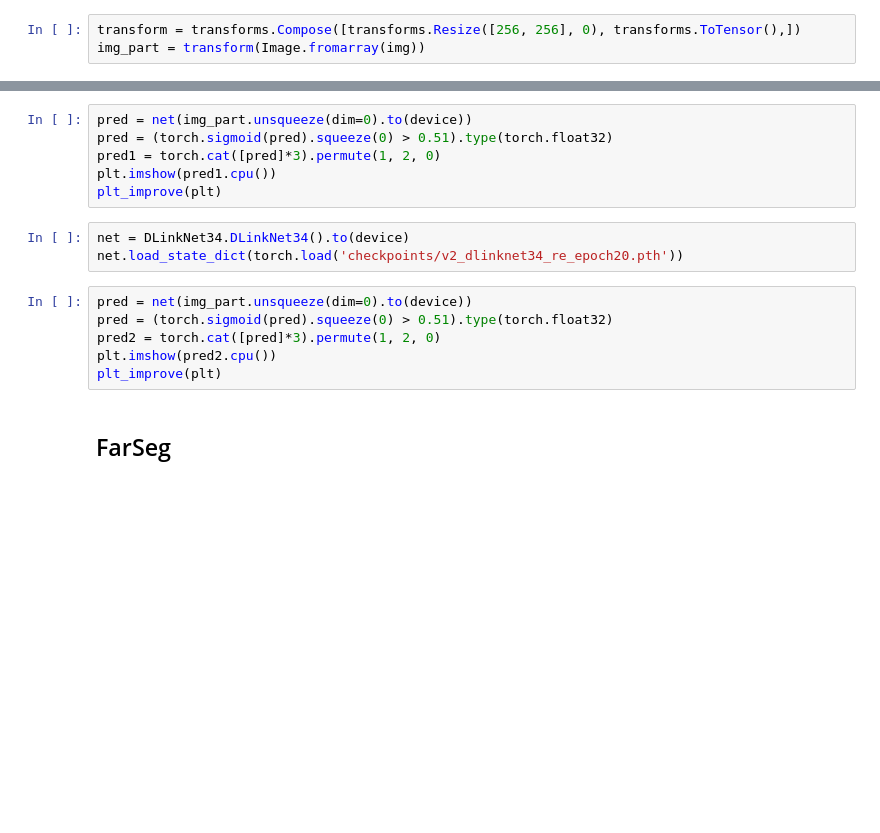
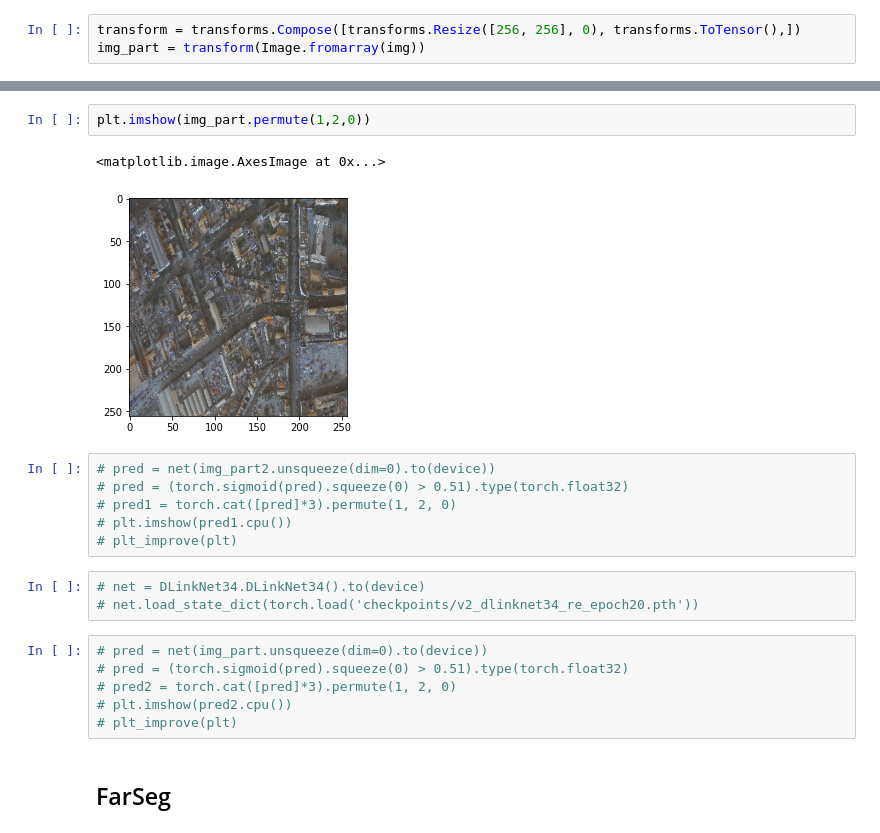
Before and after one commit to Ryanna-github/road-extraction, a Jupyter notebook: 2021-03-07_gf_newdata.ipynb, the cells around one changed output, grey strips where cells are left out. Cells and saved outputs as stored; diff of their text form; blank space fills up the shorter version.

```diff
--- a/2021-03-07_gf_newdata.ipynb
+++ b/2021-03-07_gf_newdata.ipynb
@@ -39,18 +103,23 @@ plt_improve(plt)
+# %%
+plt.imshow(img_part.permute(1,2,0))
+# %% [output]
+<matplotlib.image.AxesImage at 0x...>
+[figure, added]
 # %%
-pred = net(img_part.unsqueeze(dim=0).to(device))
-pred = (torch.sigmoid(pred).squeeze(0) > 0.51).type(torch.float32)
-pred1 = torch.cat([pred]*3).permute(1, 2, 0)
-plt.imshow(pred1.cpu())
-plt_improve(plt)
+# pred = net(img_part2.unsqueeze(dim=0).to(device))
+# pred = (torch.sigmoid(pred).squeeze(0) > 0.51).type(torch.float32)
+# pred1 = torch.cat([pred]*3).permute(1, 2, 0)
+# plt.imshow(pred1.cpu())
+# plt_improve(plt)
 # %%
-net = DLinkNet34.DLinkNet34().to(device)
-net.load_state_dict(torch.load('checkpoints/v2_dlinknet34_re_epoch20.pth'))
+# net = DLinkNet34.DLinkNet34().to(device)
+# net.load_state_dict(torch.load('checkpoints/v2_dlinknet34_re_epoch20.pth'))
 # %%
-pred = net(img_part.unsqueeze(dim=0).to(device))
-pred = (torch.sigmoid(pred).squeeze(0) > 0.51).type(torch.float32)
-pred2 = torch.cat([pred]*3).permute(1, 2, 0)
-plt.imshow(pred2.cpu())
-plt_improve(plt)
+# pred = net(img_part.unsqueeze(dim=0).to(device))
+# pred = (torch.sigmoid(pred).squeeze(0) > 0.51).type(torch.float32)
+# pred2 = torch.cat([pred]*3).permute(1, 2, 0)
+# plt.imshow(pred2.cpu())
+# plt_improve(plt)
 # %% [markdown]
 ## FarSeg
 # %%
```
Also changed, not shown: parts of 16 cells of this notebook, 14 other files.
